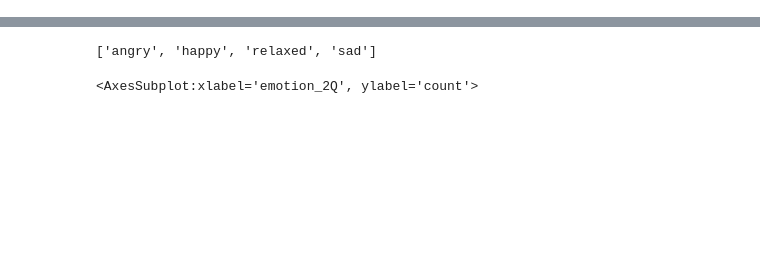
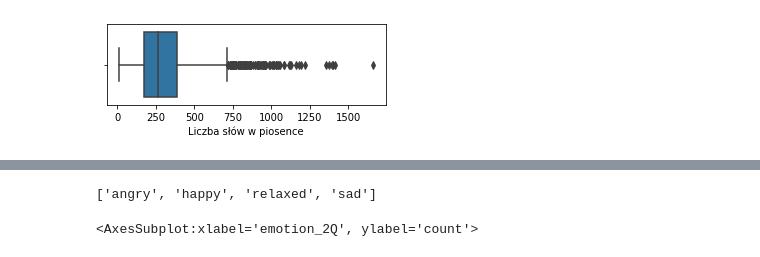
Before and after one commit to wojtek11530/song_lyric_classification, a Jupyter notebook: notebooks/preprocessed_dataset_analysis.ipynb, the cells around one changed output, grey strips where cells are left out. Saved outputs shown, nothing was run; the diff lists cells and outputs as text; code cells hidden in the pictures; blank space fills up the shorter version.

```diff
--- a/notebooks/preprocessed_dataset_analysis.ipynb
+++ b/notebooks/preprocessed_dataset_analysis.ipynb
@@ -79,0 +83,7 @@ sns.countplot(x="emotion_4Q", data=df, order=['angry', 'happy', 'sad', 'relaxed'
+# %%
+fig, ax = plt.subplots(figsize=(5, 1.5))
+sns.boxplot(x=words_num, ax=ax)
+plt.xlabel('Liczba słów w piosence')
+plt.savefig('words_boxplot.pdf', bbox_inches = "tight")
+# %% [output]
+[figure, added]
```
Also changed, not shown: parts of 20 cells of this notebook.
